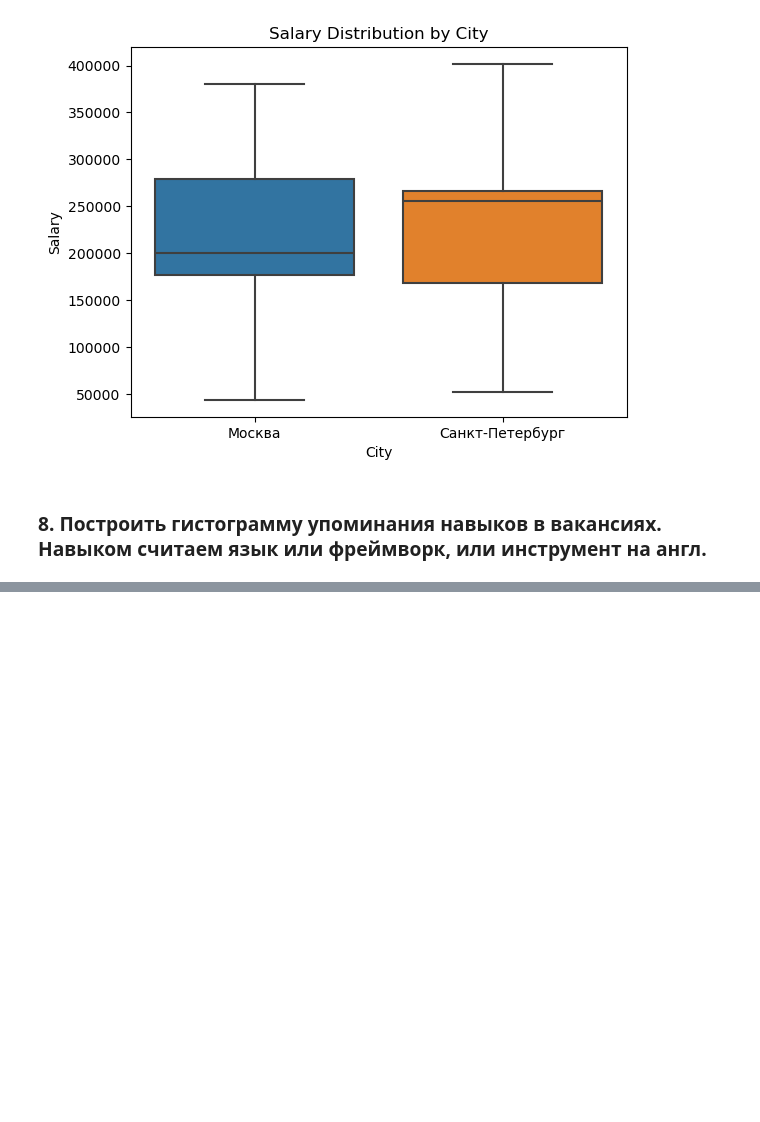
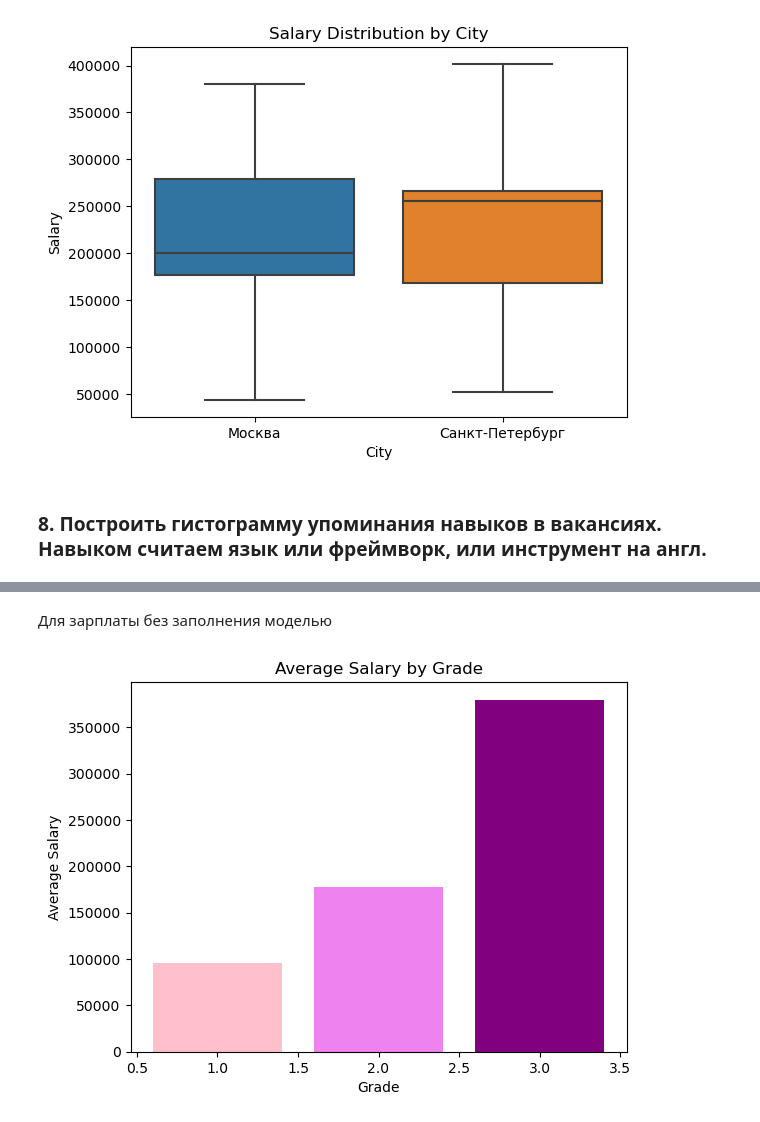
Before and after one commit to mainarel/DATA-PROCESSING-IN-PYTHON, a Jupyter notebook: lab3/lab3.ipynb, the cells around one changed output, grey strips where cells are left out. Saved outputs shown, nothing was run; the diff lists cells and outputs as text; code cells hidden in the pictures; blank space fills up the shorter version.

```diff
--- a/lab3/lab3.ipynb
+++ b/lab3/lab3.ipynb
@@ -452,0 +481,20 @@ plt.show()
+# %% [markdown]
+Для зарплаты без заполнения моделью
+# %%
+# Группировка по grade и вычисление средней зарплаты
+mean_salary = (
+    df_some[df_some["grade"] != 0].groupby("grade")["salary.clean"].mean().reset_index()
+)
+
+
+plt.bar(
+    mean_salary["grade"],
+    mean_salary["salary.clean"],
+    color=["pink", "violet", "purple"],
+)
+plt.xlabel("Grade")
+plt.ylabel("Average Salary")
+plt.title("Average Salary by Grade")
+plt.show()
+# %% [output]
+[figure, added]
```
Also changed, not shown: parts of 15 cells of this notebook.
